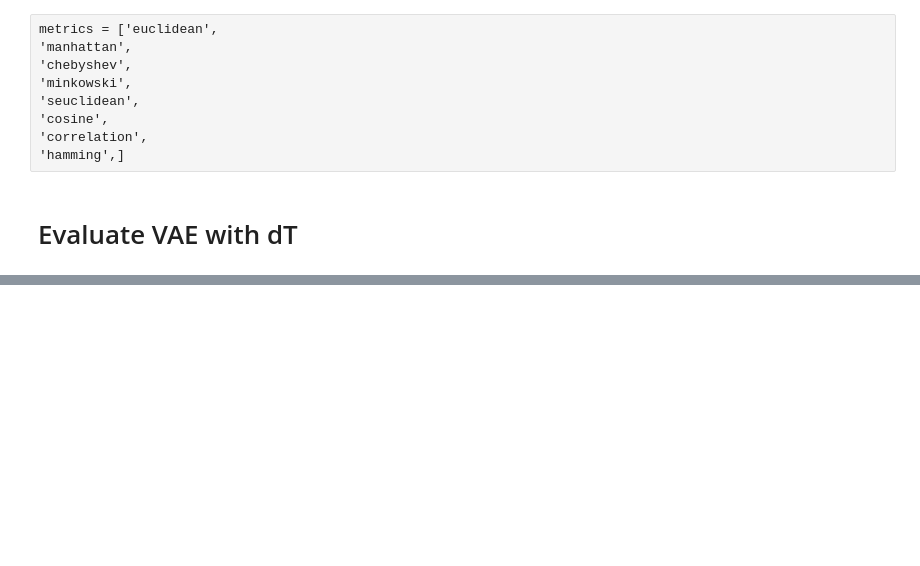
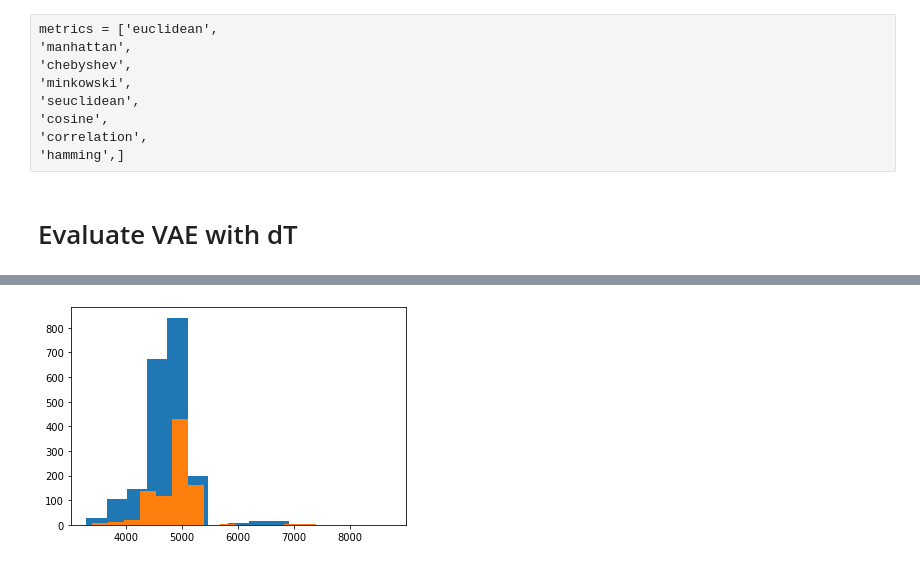
Before and after one commit to jorgemarpa/PELS-VAE, a Jupyter notebook: notebooks/gaia_errors.ipynb, the cells around one changed output, grey strips where cells are left out. Saved outputs shown, nothing was run; the diff lists cells and outputs as text; code cells hidden in the pictures; blank space fills up the shorter version.

```diff
--- a/notebooks/gaia_errors.ipynb
+++ b/notebooks/gaia_errors.ipynb
@@ -241,0 +309,6 @@ new_latent
+# %%
+plt.hist(dataset.meta.query('subType == "RRab"').teff_val, bins=15)
+plt.hist(dataset.meta.query('subType == "RRc"').teff_val, bins=15)
+plt.show()
+# %% [output]
+[figure, added]
```
Also changed, not shown: parts of 11 cells of this notebook.
